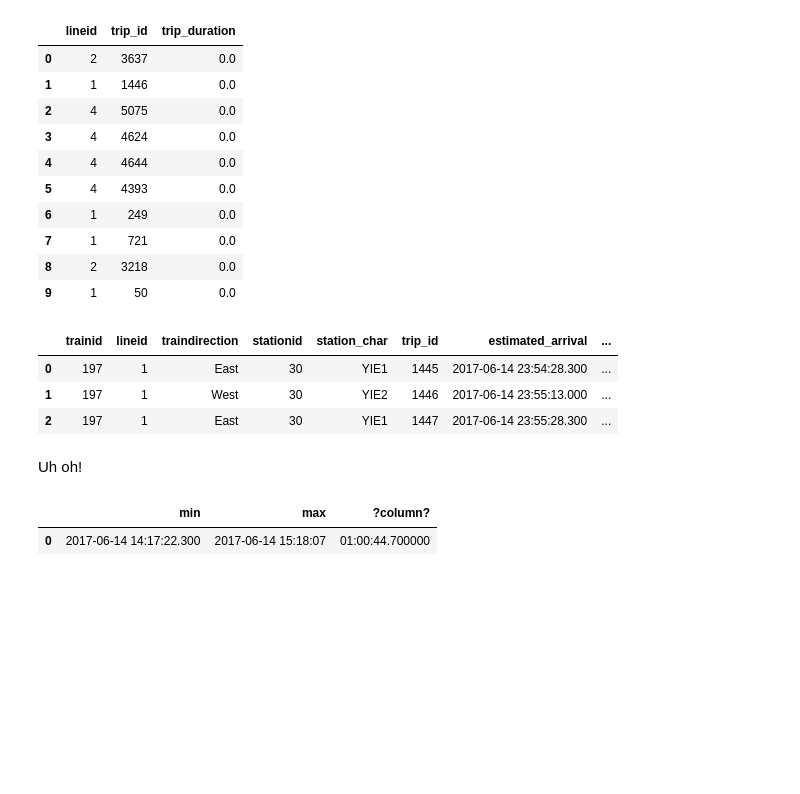
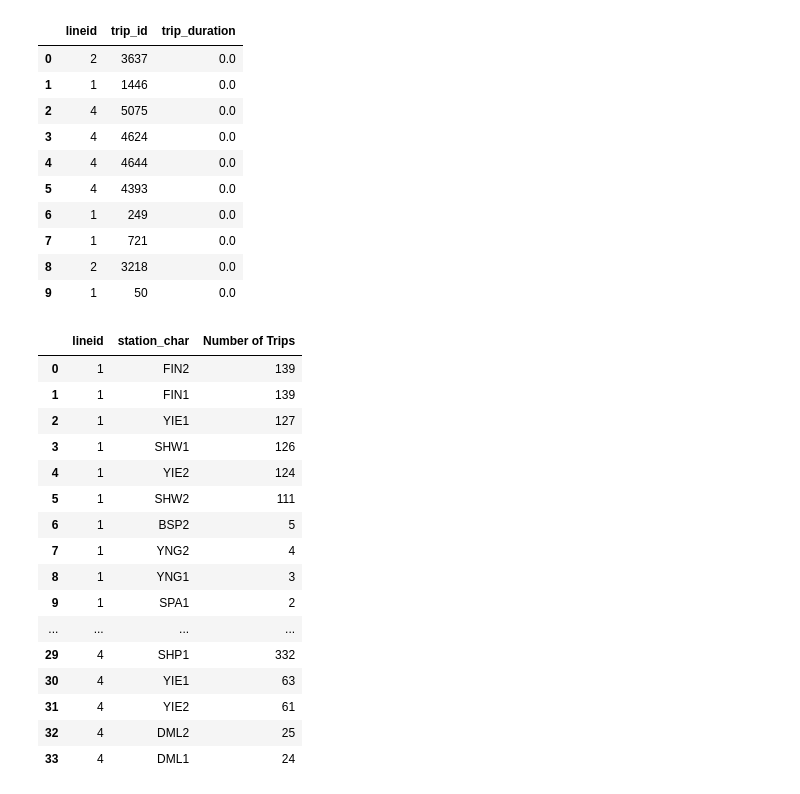
Before and after one commit to CivicTechTO/ttc_subway_times, a Jupyter notebook: doc/filtering_observed_arrivals.ipynb, the cells around one changed output. Saved outputs shown, nothing was run; the diff lists cells and outputs as text; code cells hidden in the pictures; blank space fills up the shorter version.

```diff
--- a/doc/Filtering Observed Arrivals.ipynb
+++ b/doc/filtering_observed_arrivals.ipynb
@@ -414,25 +419,32 @@ pandasql.read_sql(sql, con)
 | 7 | 1 | 721 | 0.0 |
 | 8 | 2 | 3218 | 0.0 |
 | 9 | 1 | 50 | 0.0 |
-# %%
-sql = '''SELECT *
-FROM test_day_final
-WHERE trip_id BETWEEN 1445 AND 1447
-ORDER BY estimated_arrival'''
-pandasql.read_sql(sql, con)
-# %% [output]
-|  | trainid | lineid | traindirection | stationid | station_char | trip_id | estimated_arrival | ... |
-| 0 | 197 | 1 | East | 30 | YIE1 | 1445 | 2017-06-14 23:54:28.300 | ... |
-| 1 | 197 | 1 | West | 30 | YIE2 | 1446 | 2017-06-14 23:55:13.000 | ... |
-| 2 | 197 | 1 | East | 30 | YIE1 | 1447 | 2017-06-14 23:55:28.300 | ... |
-# %% [markdown]
-Uh oh!
-# %%
-sql = '''SELECT MIN(estimated_arrival), MAX(estimated_arrival),  MAX(estimated_arrival) -MIN(estimated_arrival)
-FROM test_day_final
-WHERE trip_id BETWEEN 249 AND 249
-'''
-pandasql.read_sql(sql, con)
-# %% [output]
-|  | min | max | ?column? |
-| 0 | 2017-06-14 14:17:22.300 | 2017-06-14 15:18:07 | 01:00:44.700000 |
+# %%
+sql = '''WITH one_stop_trips AS(SELECT lineid, trip_id, ARRAY_AGG(station_char) AS stations
+FROM test_day_final
+GROUP BY lineid, trip_id
+HAVING COUNT(1) = 1)
+SELECT lineid, unnest(stations) as station_char, COUNT(1) "Number of Trips"
+FROM one_stop_trips
+GROUP BY lineid, station_char
+ORDER BY lineid, "Number of Trips" DESC'''
+
+pandasql.read_sql(sql, con)
+# %% [output]
+|  | lineid | station_char | Number of Trips |
+| 0 | 1 | FIN2 | 139 |
+| 1 | 1 | FIN1 | 139 |
+| 2 | 1 | YIE1 | 127 |
+| 3 | 1 | SHW1 | 126 |
+| 4 | 1 | YIE2 | 124 |
+| 5 | 1 | SHW2 | 111 |
+| 6 | 1 | BSP2 | 5 |
+| 7 | 1 | YNG2 | 4 |
+| 8 | 1 | YNG1 | 3 |
+| 9 | 1 | SPA1 | 2 |
+| ... | ... | ... | ... |
+| 29 | 4 | SHP1 | 332 |
+| 30 | 4 | YIE1 | 63 |
+| 31 | 4 | YIE2 | 61 |
+| 32 | 4 | DML2 | 25 |
+| 33 | 4 | DML1 | 24 |
```
Also changed, not shown: parts of 8 cells of this notebook.
